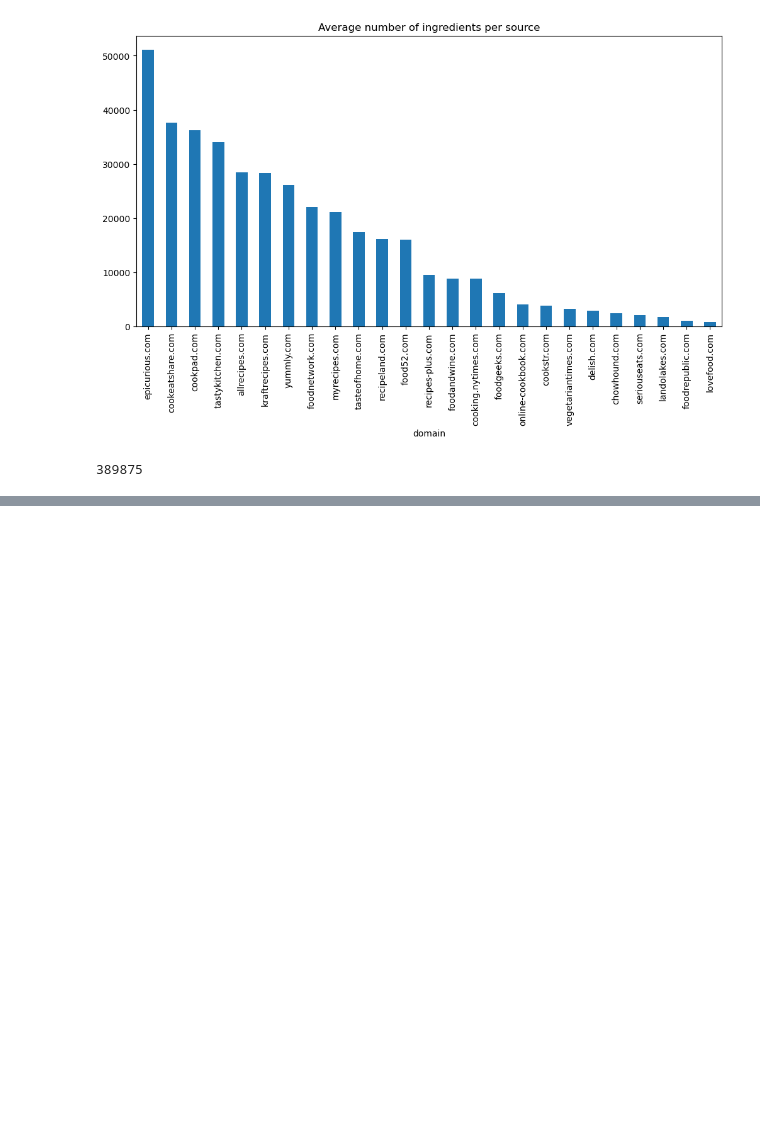
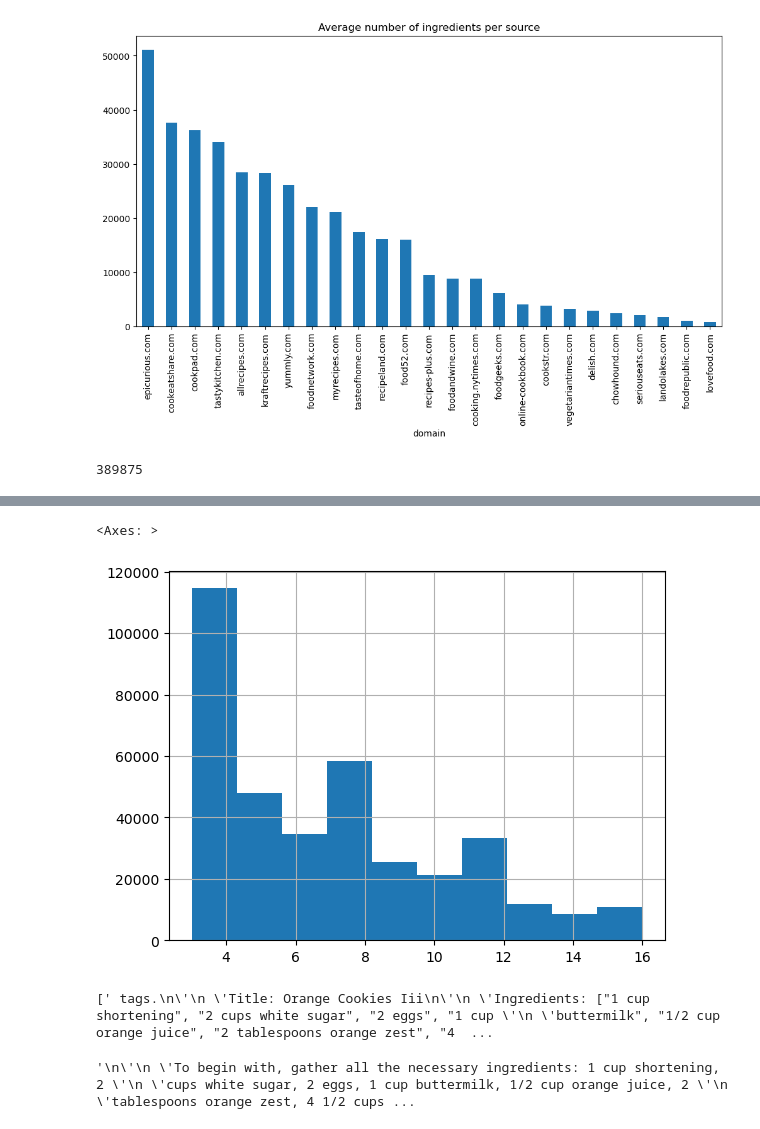
Before and after one commit to dcosta224/recipe-266-project, a Jupyter notebook: RecipeNLG/recipe_eda.ipynb, the cells around one changed output, grey strips where cells are left out. Saved outputs shown, nothing was run; the diff lists cells and outputs as text; code cells hidden in the pictures; blank space fills up the shorter version.

```diff
--- a/RecipeNLG/recipe_eda.ipynb
+++ b/RecipeNLG/recipe_eda.ipynb
@@ -297,0 +335,5 @@ df_smol.to_csv('./dataset/cleaned_dataset_no_top_2.csv', index=False)
+# %%
+pattern = r'\b(I|[Ww]e|[Mm]y|[Oo]ur)\b'
+pronoun_smol_df = df_smol[df_smol['directions'].str.contains(pattern, case=True, na=False, regex=True)]
+df_smol = df_smol[~df_smol['directions'].str.contains(pattern, case=True, na=False, regex=True)]
+print(f"Size of dataset after removing pronoun sentences: {len(df_smol)}")
@@ -297,0 +407,5 @@ df_smol.to_csv('./dataset/cleaned_dataset_no_top_2.csv', index=False)
+# %%
+df_smol['n_steps'].hist()
+# %% [output]
+<Axes: >
+[figure, added]
@@ -297,0 +458,14 @@ df_smol.to_csv('./dataset/cleaned_dataset_no_top_2.csv', index=False)
+# %%
+
+
+m = extract_text(s, 'reasoning')
+m
+# %% [output]
+[' tags.\n\'\n \'Title: Orange Cookies Iii\n\'\n \'Ingredients: ["1 cup shortening", "2 cups white sugar", "2 eggs", "1 cup \'\n \'buttermilk", "1/2 cup orange juice", "2 tablespoons orange zest", "4  ...
+# %%
+import re
+
+matches = re.search(r"<reasoning>(.*?)<reasoning>(.*?)</reasoning>", s, re.DOTALL)
+matches.groups()[-1]
+# %% [output]
+'\n\'\n \'To begin with, gather all the necessary ingredients: 1 cup shortening, 2 \'\n \'cups white sugar, 2 eggs, 1 cup buttermilk, 1/2 cup orange juice, 2 \'\n \'tablespoons orange zest, 4 1/2 cups ...
```
Also changed, not shown: parts of 20 cells of this notebook, 1 other file.
